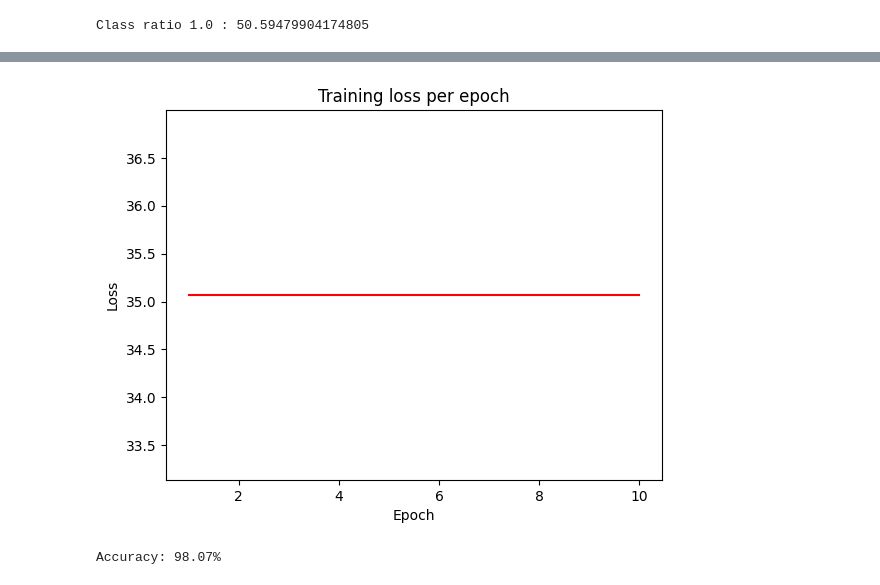
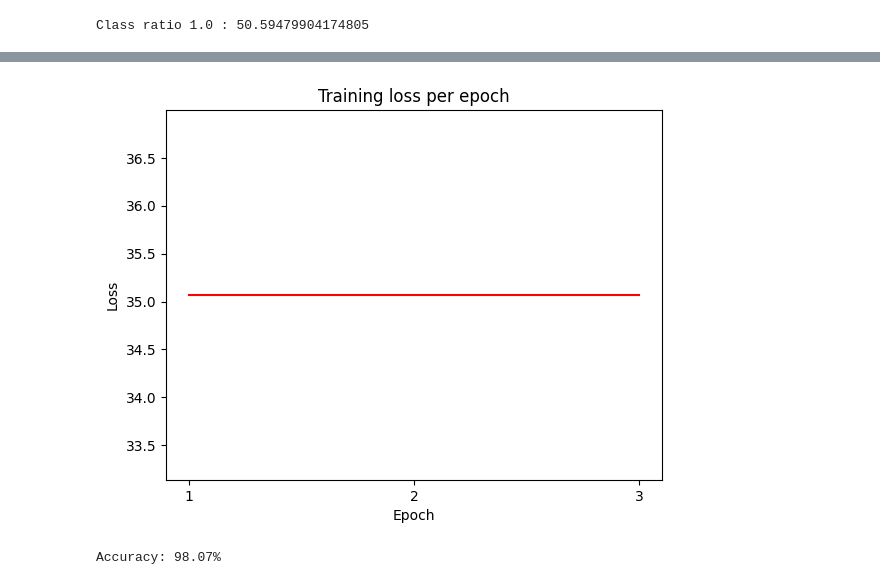
Before and after one commit to MartinKonecnik/magistrska, a Jupyter notebook: main.ipynb, the cells around one changed output, grey strips where cells are left out. Cells and saved outputs as stored; diff of their text form; code cells hidden in the pictures.

Commit message:
Add plotting of training loss

```diff
--- a/main.ipynb
+++ b/main.ipynb
@@ -129,7 +129,8 @@ optimizer = torch.optim.Adam(model.parameters(), lr=0.1)
 # %% [output]
 Class ratio 1.0 : 50.59479904174805
 # %%
-num_epochs = 10
+num_epochs = 3
+loss_list = []
 
 for epoch in range(num_epochs):
     model.train()
@@ -142,6 +143,7 @@ for epoch in range(num_epochs):
         loss.backward()
         optimizer.step()
         running_loss += loss.item()  # Update loss.
+    loss_list.append(running_loss / len(train_loader))
 
     print(f'Epoch {epoch + 1}, Loss: {running_loss / len(train_loader):.4f}')
 # %% [output]
@@ -158,6 +153,12 @@ Epoch 10, Loss: 35.0696
 # %%
+plt.plot(range(1, num_epochs + 1), np.array(loss_list), 'r')
+plt.title('Training loss per epoch')
+plt.xlabel('Epoch')
+plt.xticks(range(1, num_epochs + 1))
+plt.ylabel('Loss')
+plt.show()
 # %% [output]
-[figure, old version]
+[figure, new version]
 # %%
 model.eval()
 with torch.no_grad():
```
Also changed, not shown: parts of 1 cell of this notebook.
